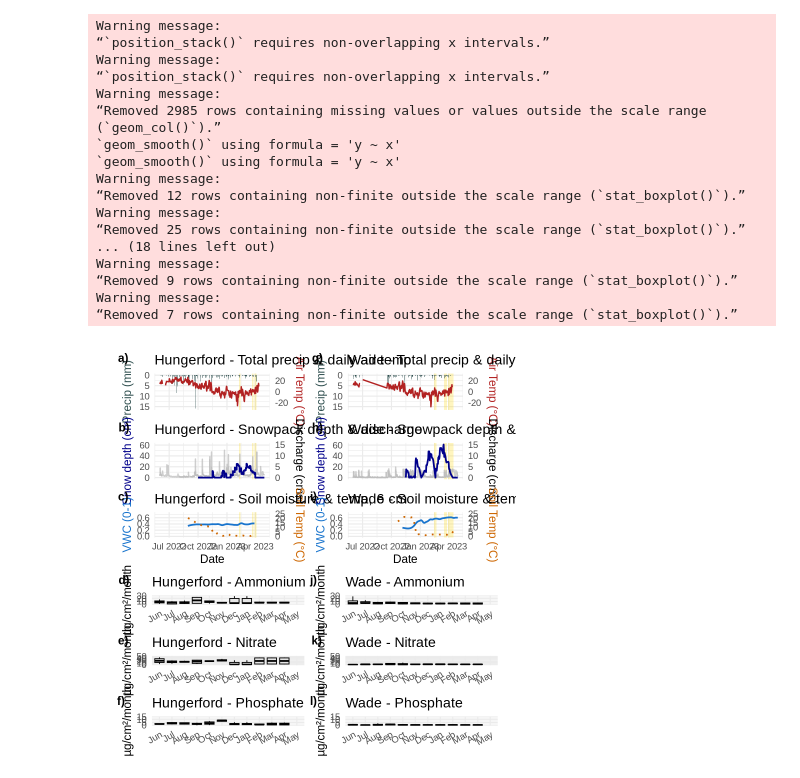
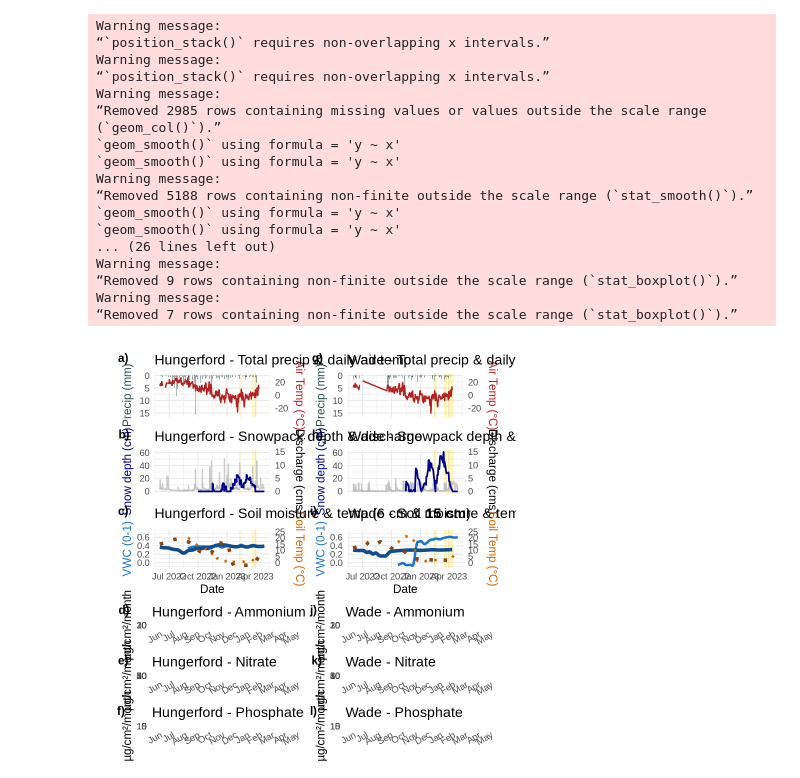
Before and after one commit to MeganEDuffy/LCBP-interannual-EMMAs, a Jupyter notebook: Notebooks/Soil_timeseries/RI23-Winter_Soils_Met.ipynb, the cells around one changed output. Cells and saved outputs as stored; diff of their text form; code cells hidden in the pictures.

Commit message:
plotted 15 cm soils also in fig 4

```diff
--- a/Notebooks/Soil_timeseries/RI23-Winter_Soils_Met.ipynb
+++ b/Notebooks/Soil_timeseries/RI23-Winter_Soils_Met.ipynb
@@ -90,52 +16,54 @@ hford_sampling_windows <- data.frame(
 wade_sampling_windows <- data.frame(
   start = as.POSIXct(c("2023-02-14 00:00", "2023-03-18 00:00", "2023-03-30 00:00"), tz = "UTC"),
   end   = as.POSIXct(c("2023-02-20 23:59", "2023-03-26 23:59", "2023-04-15 23:59"), tz = "UTC")
 )
 
-# 1. RUN FOR BOTH SITES
+# 1. RUN FOR BOTH SITES WITH 6 cm AND 15 cm SOIL FILES
 combo_fig <- plot_compare_winter_soils(
   # Hungerford Variables
-  site1_name       = "Hungerford",
-  met_file1        = file.path(data_dir, "Met_data", "hungerford_2020-2024_met_2024-11-08.csv"),
-  snow_file1       = file.path(data_dir, "Met_data", "enf-noaa-precip-WYW23.csv"),
-  soil_file1       = file.path(data_dir, "SoilSensor_data", "Swanton_Faulkner/Middle_Teros_brief.csv"),
-  q_file_1         = file.path(data_dir, "StreamSensor_data", "hb_q_chem_20211001-20230930.csv"),
-  site1_samp_dates = hford_sampling_windows,
+  site1_name        = "Hungerford",
+  met_file1         = file.path(data_dir, "Met_data", "hungerford_2020-2024_met_2024-11-08.csv"),
+  snow_file1        = file.path(data_dir, "Met_data", "enf-noaa-precip-WYW23.csv"),
+  soil_file1_6cm    = file.path(data_dir, "SoilSensor_data", "Swanton_Faulkner/Middle_Teros_brief.csv"),
+  soil_file1_15cm   = file.path(data_dir, "SoilSensor_data", "BREE_WY22-23/WY22-WY23_HW1_soil_temp_VWC_2025-02-22.csv"),
+  q_file_1          = file.path(data_dir, "StreamSensor_data", "hb_q_chem_20211001-20230930.csv"),
+  site1_samp_dates  = hford_sampling_windows,
 
   # Wade Variables
-  site2_name       = "Wade",
-  met_file2        = file.path(data_dir, "Met_data", "wade_2020-2024_met_2024-11-08.csv"),
-  snow_file2       = file.path(data_dir, "Met_data", "Wade_cocorahs-vt-fr-30-20221115-20250414-2.csv"),
-  soil_file2       = file.path(data_dir, "SoilSensor_data", "Ranch_Brook/RanchBrook_TMS4_WY23_SML1_data.csv"),
-  q_file_2         = file.path(data_dir, "StreamSensor_data", "wb_q_chem_20211001-20230930.csv"),
-  site2_samp_dates = wade_sampling_windows,
+  site2_name        = "Wade",
+  met_file2         = file.path(data_dir, "Met_data", "wade_2020-2024_met_2024-11-08.csv"),
+  snow_file2        = file.path(data_dir, "Met_data", "Wade_cocorahs-vt-fr-30-20221115-20250414-2.csv"),
+  soil_file2_6cm    = file.path(data_dir, "SoilSensor_data", "Ranch_Brook/RanchBrook_TMS4_WY23_SML1_data.csv"),
+  soil_file2_15cm   = file.path(data_dir, "SoilSensor_data", "BREE_WY22-23/WY22-WY23_WD5_soil_temp_VWC_2025-03-25.csv"),
+  q_file_2          = file.path(data_dir, "StreamSensor_data", "wb_q_chem_20211001-20230930.csv"),
+  site2_samp_dates  = wade_sampling_windows,
 
   # Shared Variables
-  resin_file       = file.path(data_dir, "SoilNutrient_data", "Resin_timeseries_20250227.csv"),
-  plot_range       = c("2022-06-01", "2023-04-30"),
-  base_font_size   = 14
+  resin_file        = file.path(data_dir, "SoilNutrient_data", "Resin_timeseries_20250227.csv"),
+  plot_range        = c("2022-06-01", "2023-04-30"),
+  base_font_size    = 14
 )
 
 # View and save
 print(combo_fig)
 ggsave(file.path(repo_dir, "Output/Soil-nutrients/Sites_Comparison_Winter2023_Soils_Met.jpg"),
-       plot = combo_fig, width = 18, height = 14, dpi = 300)
+       plot = combo_fig, width = 18, height = 16, dpi = 300)
 # %% [output]
 Warning message:
 “`position_stack()` requires non-overlapping x intervals.”
 Warning message:
 “`position_stack()` requires non-overlapping x intervals.”
 Warning message:
 “Removed 2985 rows containing missing values or values outside the scale range (`geom_col()`).”
 `geom_smooth()` using formula = 'y ~ x'
 `geom_smooth()` using formula = 'y ~ x'
 Warning message:
-“Removed 12 rows containing non-finite outside the scale range (`stat_boxplot()`).”
-Warning message:
-“Removed 25 rows containing non-finite outside the scale range (`stat_boxplot()`).”
-... (18 lines left out)
+“Removed 5188 rows containing non-finite outside the scale range (`stat_smooth()`).”
+`geom_smooth()` using formula = 'y ~ x'
+`geom_smooth()` using formula = 'y ~ x'
+... (26 lines left out)
 Warning message:
 “Removed 9 rows containing non-finite outside the scale range (`stat_boxplot()`).”
 Warning message:
 “Removed 7 rows containing non-finite outside the scale range (`stat_boxplot()`).”
-[figure, old version]
+[figure, new version]
```
Also changed, not shown: parts of 2 cells of this notebook, 9 other files.
